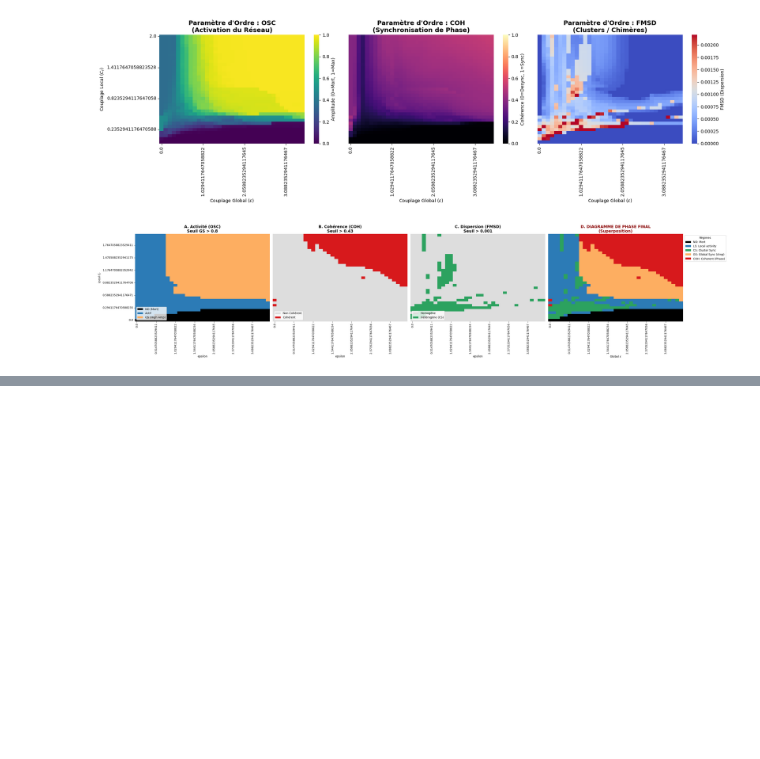
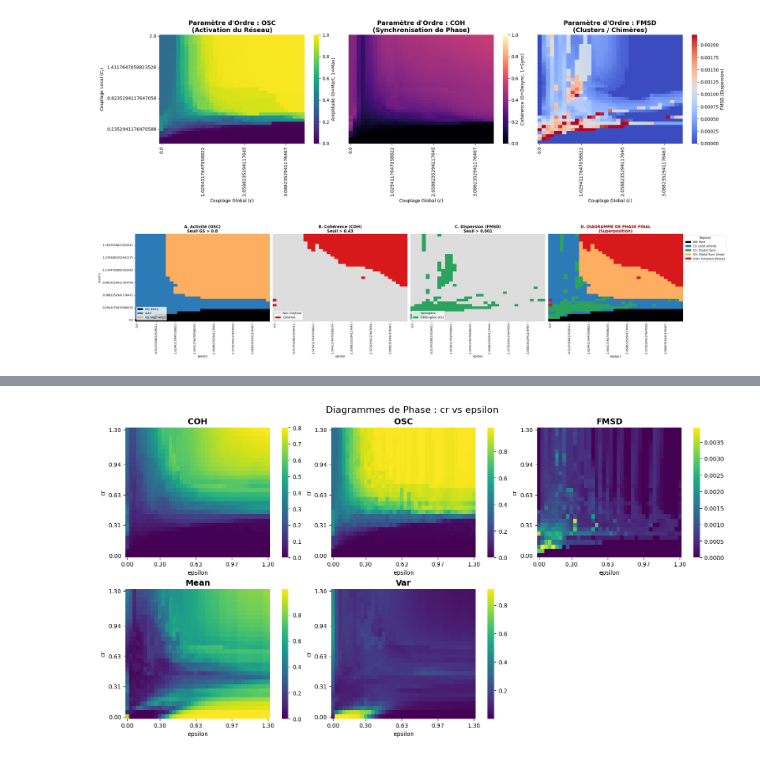
Before and after one commit to ENSLProjects/Numerical_Project, a Jupyter notebook: run/notebook/Plot_phase_diagram.ipynb, the cells around one changed output, grey strips where cells are left out. Saved outputs shown, nothing was run; the diff lists cells and outputs as text; code cells hidden in the pictures; blank space fills up the shorter version.

```diff
--- a/run/notebook/Plot_phase_diagram.ipynb
+++ b/run/notebook/Plot_phase_diagram.ipynb
@@ -481,0 +666,100 @@ plt.show()
+# %%
+import pandas as pd
+import numpy as np
+import matplotlib.pyplot as plt
+import seaborn as sns
+
+# ==========================================
+# 1. PARAMÈTRES
+# ==========================================
+
+file_path = '/Users/constantindeumier/Desktop/Dev_Numerical_project/pass/results_simulation_optimal_linear_cr_epsilon (copy 1).csv'
+
+x_col = 'epsilon'
+y_col = 'cr'
+
+metrics_to_plot = [
+    'COH',   # Cohérence (Synchronisation)
+    'OSC',   # Oscillation (Activité)
+    'FMSD',  # Complexité / Déviation
+    'Mean',  # Moyenne
+    'Var'    # Variance
+]
+
+# ==========================================
+# 2. TRAITEMENT
+# ==========================================
+
+try:
+    df = pd.read_csv(file_path)
+    cols_needed = [x_col, y_col] + [m for m in metrics_to_plot if m in df.columns]
+    # On moyenne si doublons
+    df_agg = df[cols_needed].groupby([y_col, x_col]).mean().reset_index()
+except Exception as e:
+    print(f"Erreur : {e}")
+    exit()
+
+# ==========================================
+# 3. GRAPHIQUES (CLEAN)
+# ==========================================
+
+n_metrics = len(metrics_to_plot)
+n_cols = 3
+n_rows = (n_metrics + n_cols - 1) // n_cols
+
+fig, axes = plt.subplots(n_rows, n_cols, figsize=(15, 4 * n_rows), constrained_layout=True)
+axes_flat = axes.flatten()
+
+fig.suptitle(f"Diagrammes de Phase : {y_col} vs {x_col}", fontsize=16)
+
+for i, metric in enumerate(metrics_to_plot):
+    ax = axes_flat[i]
+
+    if metric in df.columns:
+        # Création de la matrice
+        matrix = df_agg.pivot(index=y_col, columns=x_col, values=metric)
+
+        # 1. Tracer la Heatmap (sans les labels automatiques pour l'instant)
+        # xticklabels=False, yticklabels=False pour éviter le pâté noir
+        sns.heatmap(matrix, ax=ax, cmap='viridis', cbar=True,
+                    xticklabels=False, yticklabels=False)
+
+        ax.set_title(metric, fontsize=14, fontweight='bold')
+        ax.invert_yaxis() # 0 en bas
+
+        # --- NETTOYAGE DES AXES (La partie importante) ---
+
+        # Récupérer les vraies valeurs des axes
+        x_vals = matrix.columns.values
+        y_vals = matrix.index.values
+
+        # Choisir combien de ticks on veut afficher (ex: 5 ticks max)
+        n_ticks_target = 5
+
+        # Trouver les indices pour ces ticks (début, milieu, fin...)
+        x_indices = np.linspace(0, len(x_vals) - 1, n_ticks_target, dtype=int)
+        y_indices = np.linspace(0, len(y_vals) - 1, n_ticks_target, dtype=int)
+
+        # Positionner les ticks (le +0.5 sert à centrer le tick sur le pixel)
+        ax.set_xticks(x_indices + 0.5)
+        ax.set_yticks(y_indices + 0.5)
+
+        # Mettre les bons labels formatés (ex: 0.12 au lieu de 0.123456789)
+        ax.set_xticklabels([f"{val:.2f}" for val in x_vals[x_indices]], rotation=0)
+        ax.set_yticklabels([f"{val:.2f}" for val in y_vals[y_indices]])
+
+        # Labels des axes
+        ax.set_xlabel(x_col)
+        ax.set_ylabel(y_col)
+
+    else:
+        ax.text(0.5, 0.5, f"Manquant : {metric}", ha='center', color='red')
+        ax.axis('off')
+
+# Cacher les graphiques vides
+for j in range(i + 1, len(axes_flat)):
+    axes_flat[j].axis('off')
+
+plt.show()
+# %% [output]
+[figure, added]
```
Also changed, not shown: parts of 4 cells of this notebook, 12 other files.
